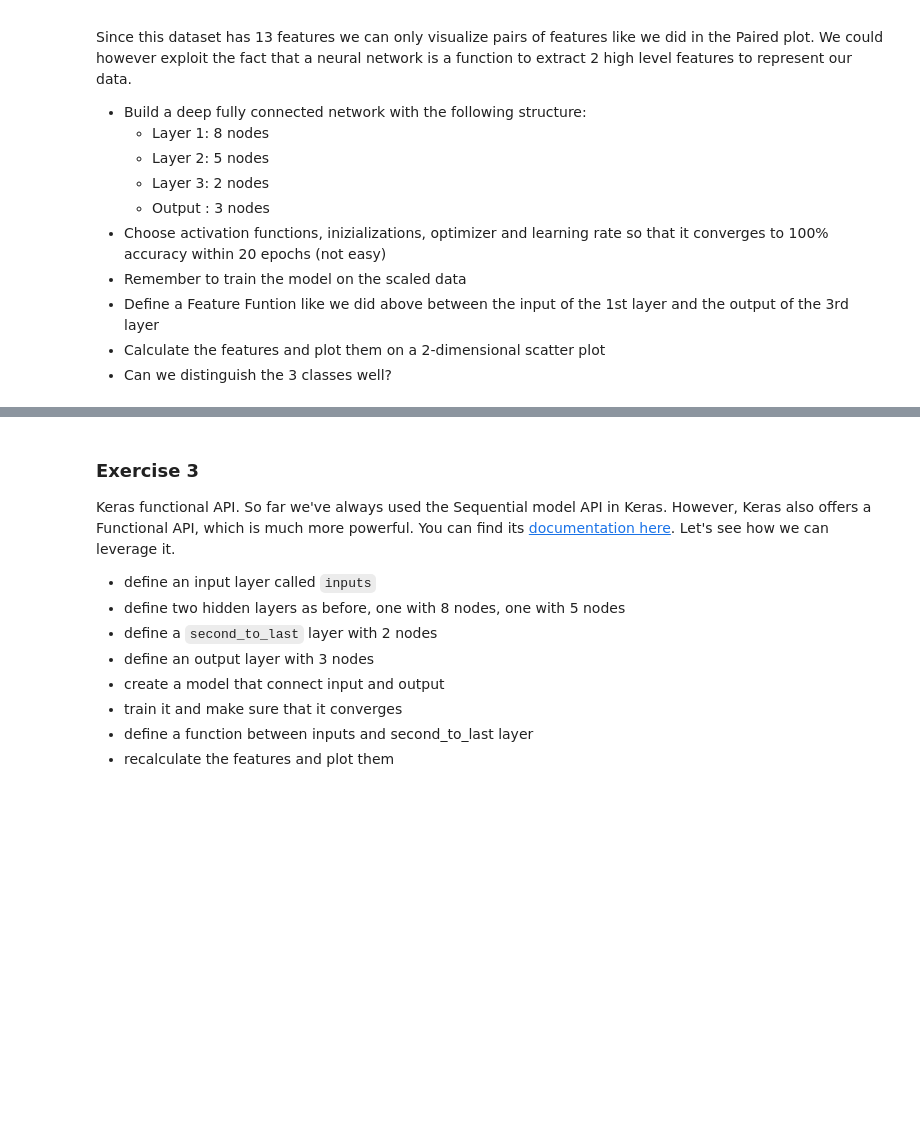
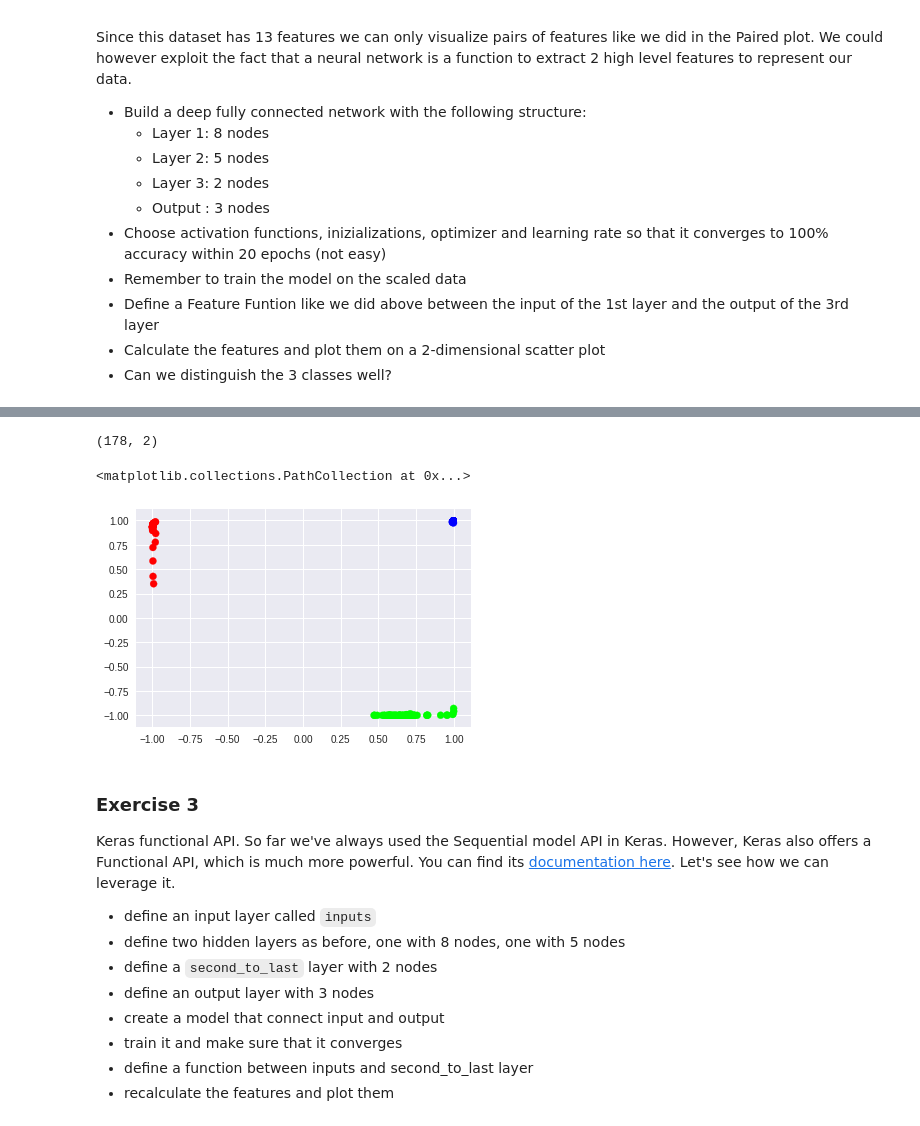
Before and after one commit to achliopa/udemy_PythonKeras, a Jupyter notebook: CourseRepo/course/5 Gradient Descent.ipynb, the cells around one changed output, grey strips where cells are left out. Cells and saved outputs as stored; diff of their text form; code cells hidden in the pictures; blank space fills up the shorter version.

```diff
--- a/CourseRepo/course/5 Gradient Descent.ipynb
+++ b/CourseRepo/course/5 Gradient Descent.ipynb
@@ -532,0 +696,2 @@ Since this dataset has 13 features we can only visualize pairs of features like
+# %%
+model.fit(Xsc,y_cat.values,batch_size=16,epochs=20,verbose=1)
@@ -533,3 +735,19 @@ Since this dataset has 13 features we can only visualize pairs of features like
+# %%
+inp = model.layers[0].input
+out = model.layers[2].output
+# %%
+features_function = K.function([inp],[out])
+# %%
+features = features_function([Xsc])[0]
+# %%
+features.shape
+# %% [output]
+(178, 2)
+# %%
+plt.scatter(features[:,0],features[:,1],c=y_cat)
+# %% [output]
+<matplotlib.collections.PathCollection at 0x...>
+[figure, added]
 # %% [markdown]
 ### Exercise 3
 
```
Also changed, not shown: parts of 57 cells of this notebook, 5 other files.
